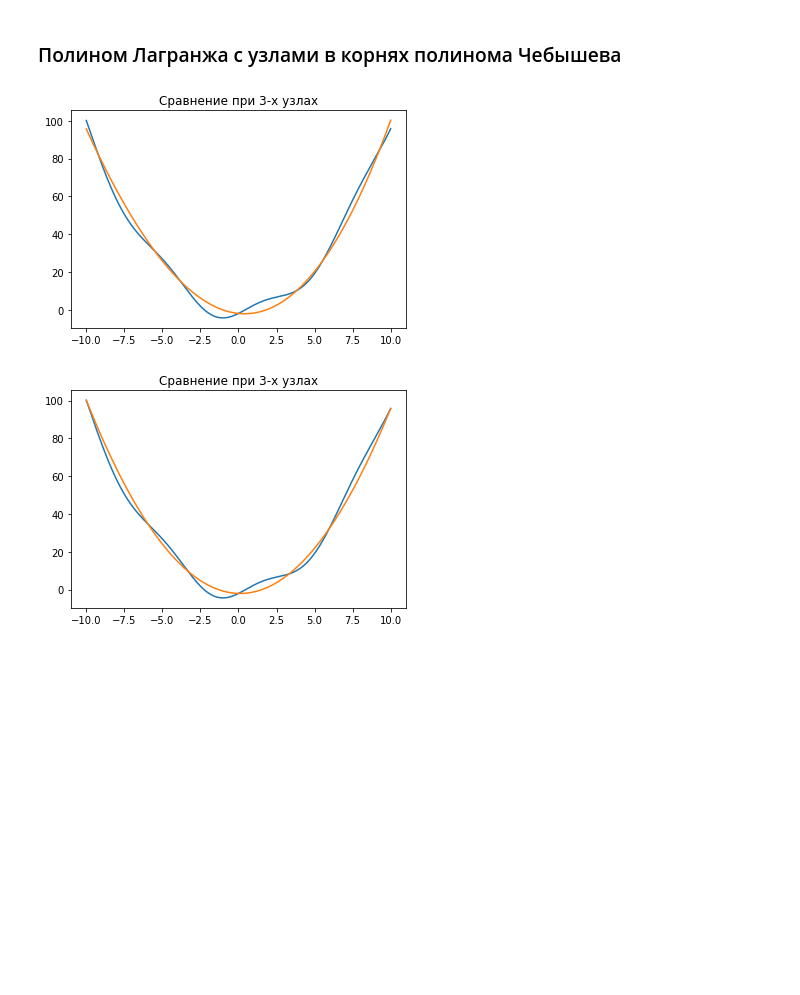
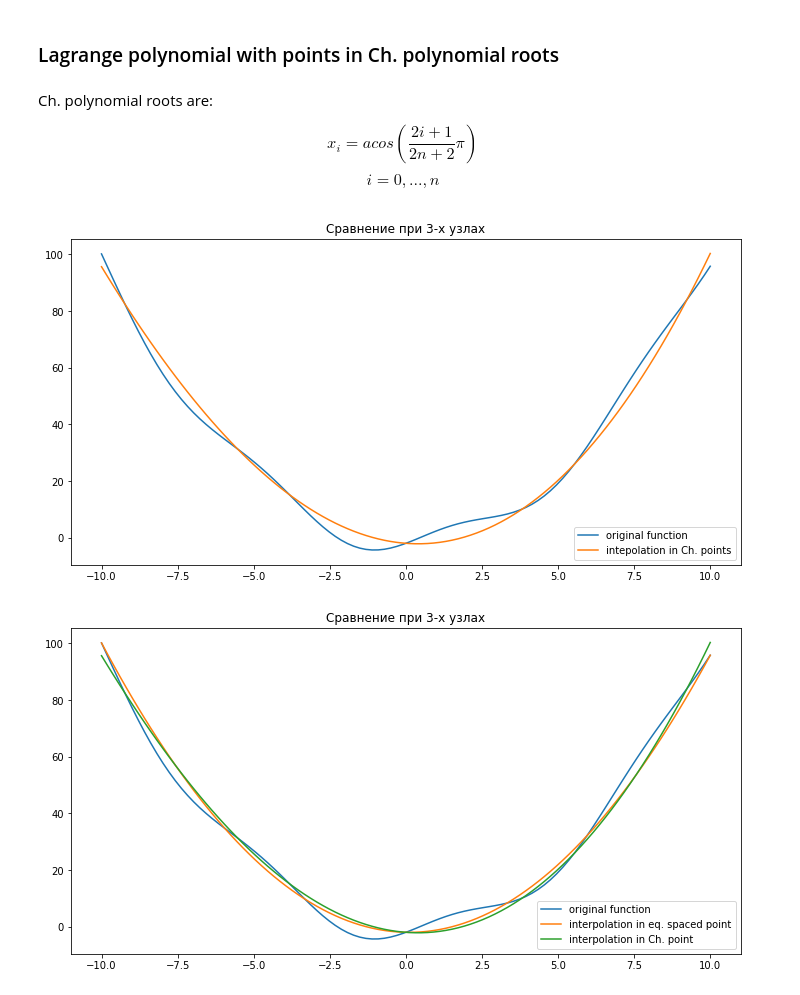
Before and after one commit to otzhora/numerical_methods-, a Jupyter notebook: sixth_task/Interpolation.ipynb, the cells around one changed output. Drawn from its saved outputs; the diff is of its cells as text; code cells hidden in the pictures; blank space fills up the shorter version.

Commit message:
Interpolation tasks 1-4

```diff
--- a/sixth_task/Interpolation.ipynb
+++ b/sixth_task/Interpolation.ipynb
@@ -24,8 +51,9 @@ def get_linspace(a, n):
 # %%
-def omega(x, xn):
+def omega(x, k, xn):
     prod = 1
-    for xi in xn:
-        prod *= (x - xi)
+    for i, xi in enumerate(xn):
+        if(i != k):
+            prod *= (x - xi)
     return prod
 # %%
 def omega_(k, xn):
@@ -37,7 +65,7 @@ def omega_(k, xn):
     return prod
 # %%
 def l(x, k, xn):
-    return omega(x, xn) / ((x - xn[k]) * omega_(k, xn))
+    return omega(x, k, xn) / omega_(k, xn)
 # %%
 def L_n(x, xn, f=f):
     sum = 0
@@ -47,8 +77,25 @@ def L_n(x, xn, f=f):
+# %%
+def plot_diff(L_1, L_2, a, n, f=f, get_lin_1=get_linspace, get_lin_2=get_linspace, \
+              label1="original function", label2="interpolation in eq. spaced point", \
+              label3="interpolation in Ch. point"):
+    xn_1 = get_lin_1(a, n)
+    xn_2 = get_lin_2(a, n)
+
+    plt.figure(figsize=(12, 6))
+    plt.plot(x, f(x), label=label1)
+    plt.plot(x, L_1(x, xn_1, f), label=label2)
+    plt.plot(x, L_2(x, xn_2, f), label=label3)
+    plt.title("Сравнение при {}-х узлах".format(n))
+    plt.legend(loc='lower right')
+    plt.show()
 # %%
-def plot_int(L, a, n, f=f, get_linspace=get_linspace, label1="original_f", label2="int_f"):
+def plot_int(L, a, n, f=f, get_linspace=get_linspace, \
+             label1="original function", label2="interpolation in eq. spaced point"):
     xn = get_linspace(a, n)
 
+    plt.figure(figsize=(12, 6))
     plt.plot(x, f(x), label=label1)
     plt.plot(x, L(x, xn, f), label=label2)
     plt.title("Сравнение при {}-х узлах".format(n))
+    plt.legend(loc='lower right')
     plt.show()
@@ -79,5 +118,9 @@ plot_int(L_n, a, 12)
-# %% [markdown]
-### Полином Лагранжа с узлами в корнях полинома Чебышева
+# %% [markdown]
+### Lagrange polynomial with points in Ch. polynomial roots
+# %% [markdown]
+Ch. polynomial roots are:
+
+$$ x_i = acos(\frac{2i+1}{2n+2}\pi)$$$$i=0,...,n$$
 # %%
 def get_roots(a, n):
     xn = []
@@ -86,10 +129,10 @@ def get_roots(a, n):
     return xn
 # %%
 n=3
-plot_int(L_n, a, n, get_linspace=get_roots)
-plot_int(L_n, a, n)
+plot_int(L_n, a, n, get_linspace=get_roots, label2="intepolation in Ch. points")
+plot_diff(L_n, L_n, a, n, get_lin_2=get_roots)
 # %% [output]
-[figure, old version]
+[figure, new version]
-[figure, old version]
+[figure, new version]
 # %%
 n=6
```
Also changed, not shown: parts of 46 cells of this notebook.
